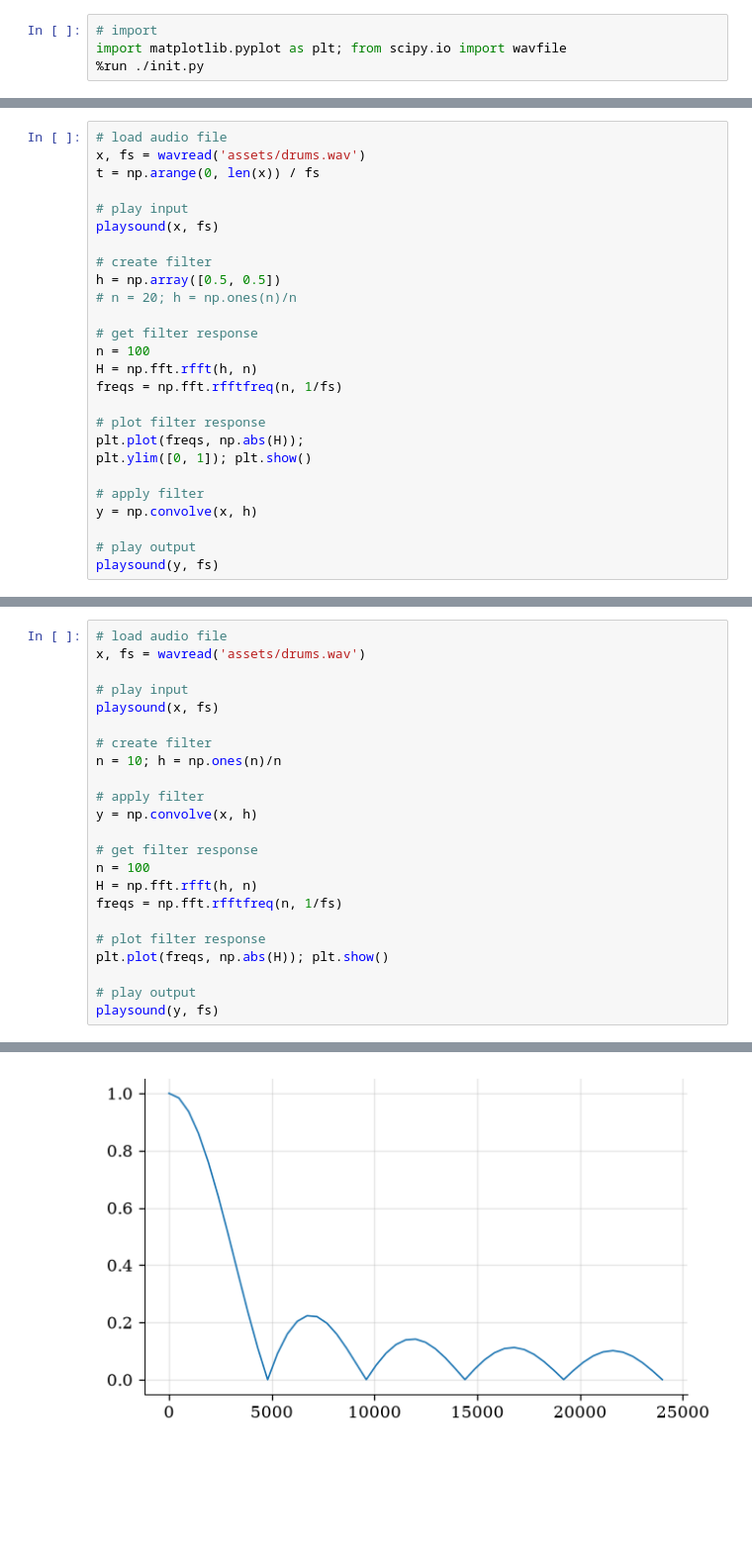
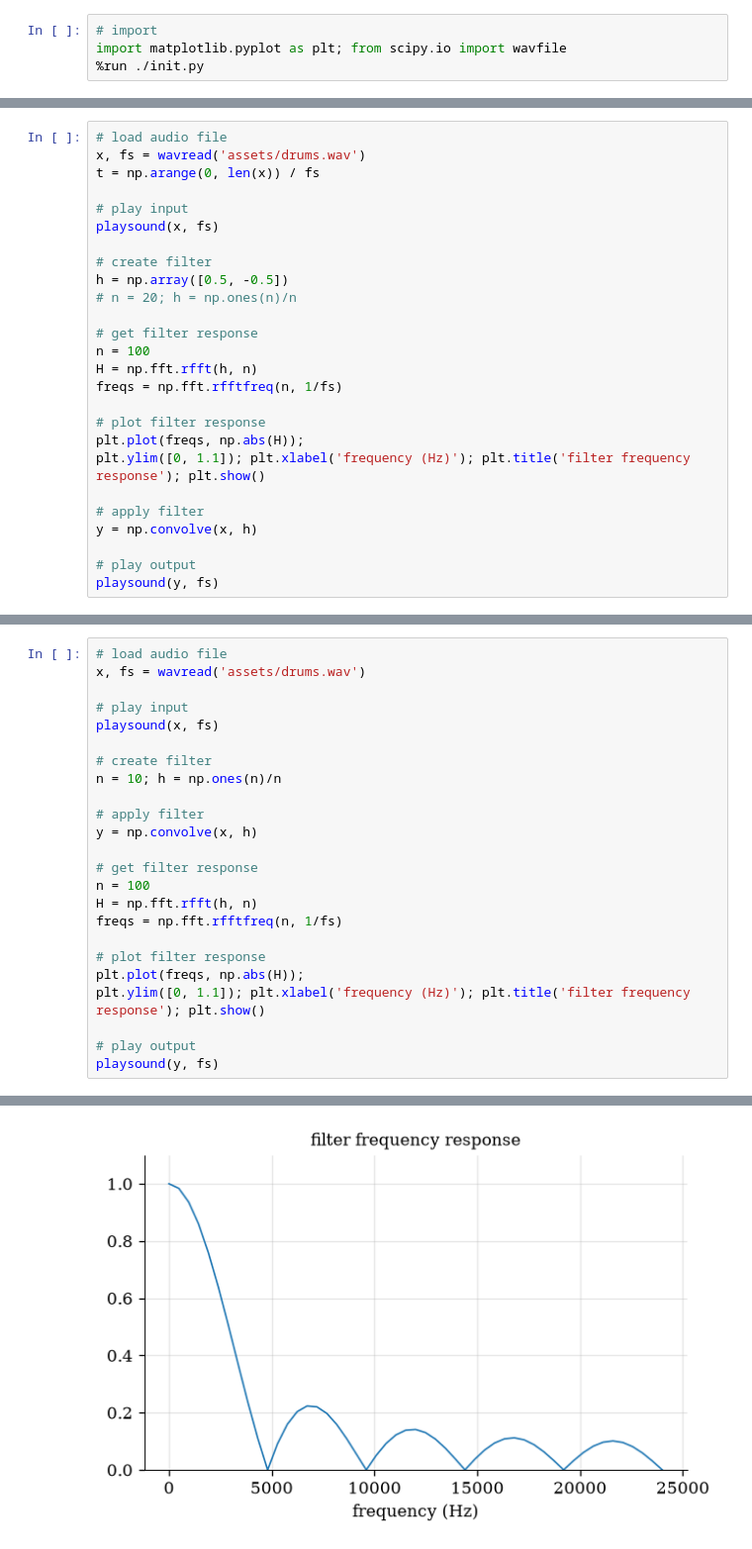
Before and after one commit to PyrApple/jupyterlite_signal_processing_ens, a Jupyter notebook: content/5b_iir_introduction.ipynb, the cells around one changed output, grey strips where cells are left out. Shown at 99% size. Saved outputs shown, nothing was run; the diff lists cells and outputs as text; blank space fills up the shorter version.

```diff
--- a/content/5b_iir_introduction.ipynb
+++ b/content/5b_iir_introduction.ipynb
@@ -17,7 +17,7 @@ t = np.arange(0, len(x)) / fs
 playsound(x, fs)
 
 # create filter
-h = np.array([0.5, 0.5])
+h = np.array([0.5, -0.5])
 # n = 20; h = np.ones(n)/n
 
 # get filter response
@@ -27,7 +27,7 @@ freqs = np.fft.rfftfreq(n, 1/fs)
 
 # plot filter response
 plt.plot(freqs, np.abs(H));
-plt.ylim([0, 1]); plt.show()
+plt.ylim([0, 1.1]); plt.xlabel('frequency (Hz)'); plt.title('filter frequency response'); plt.show()
 
 # apply filter
 y = np.convolve(x, h)
@@ -43,28 +43,29 @@ pour avoir un comportement plus marqué, il va falloir augmenter la taille du FI
 # %%
 # load audio file
 x, fs = wavread('assets/drums.wav')
 
 # play input
 playsound(x, fs)
 
 # create filter
 n = 10; h = np.ones(n)/n
 
 # apply filter
 y = np.convolve(x, h)
 
 # get filter response
 n = 100
 H = np.fft.rfft(h, n)
 freqs = np.fft.rfftfreq(n, 1/fs)
 
 # plot filter response
-plt.plot(freqs, np.abs(H)); plt.show()
+plt.plot(freqs, np.abs(H));
+plt.ylim([0, 1.1]); plt.xlabel('frequency (Hz)'); plt.title('filter frequency response'); plt.show()
 
 # play output
 playsound(y, fs)
 # %% [output]
 [interactive output not drawn]
-[figure, old version]
+[figure, new version]
 [interactive output not drawn]
 # %% [markdown]
```
Also changed, not shown: parts of 21 cells of this notebook, 8 other files.
